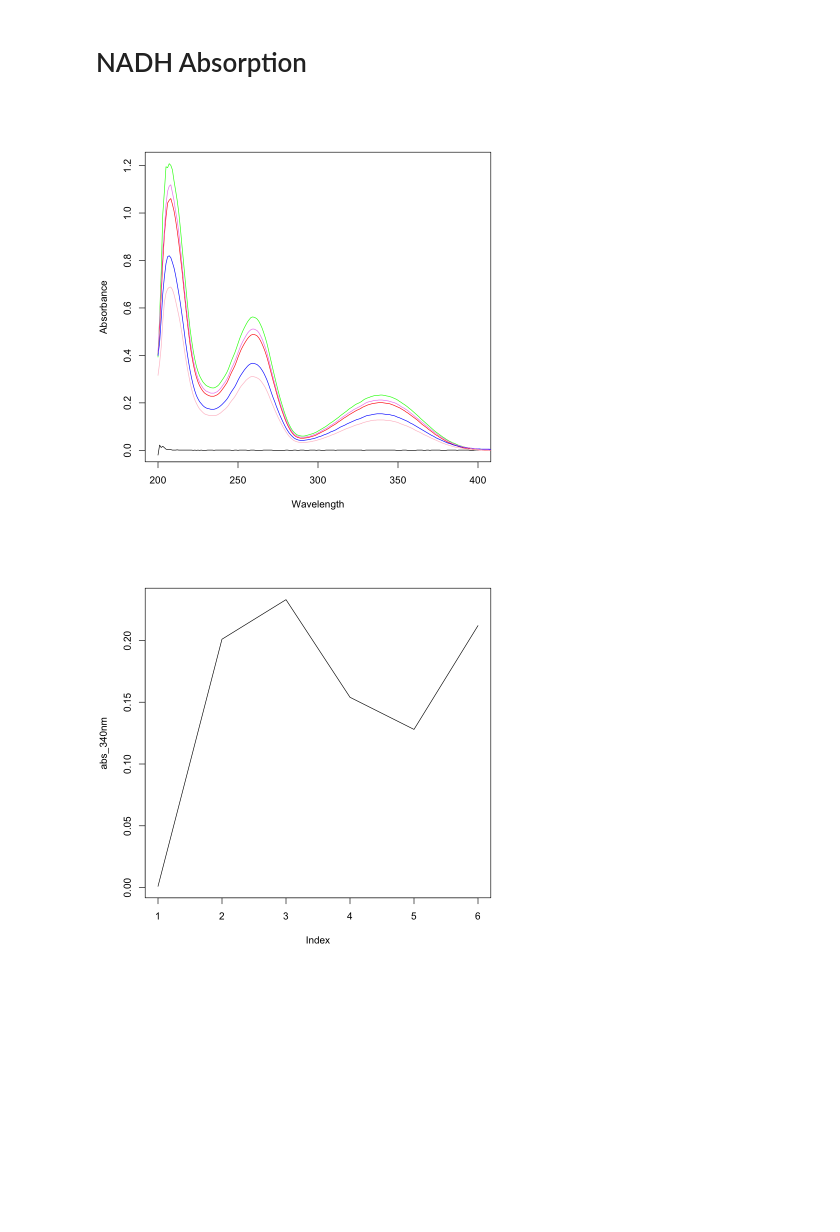
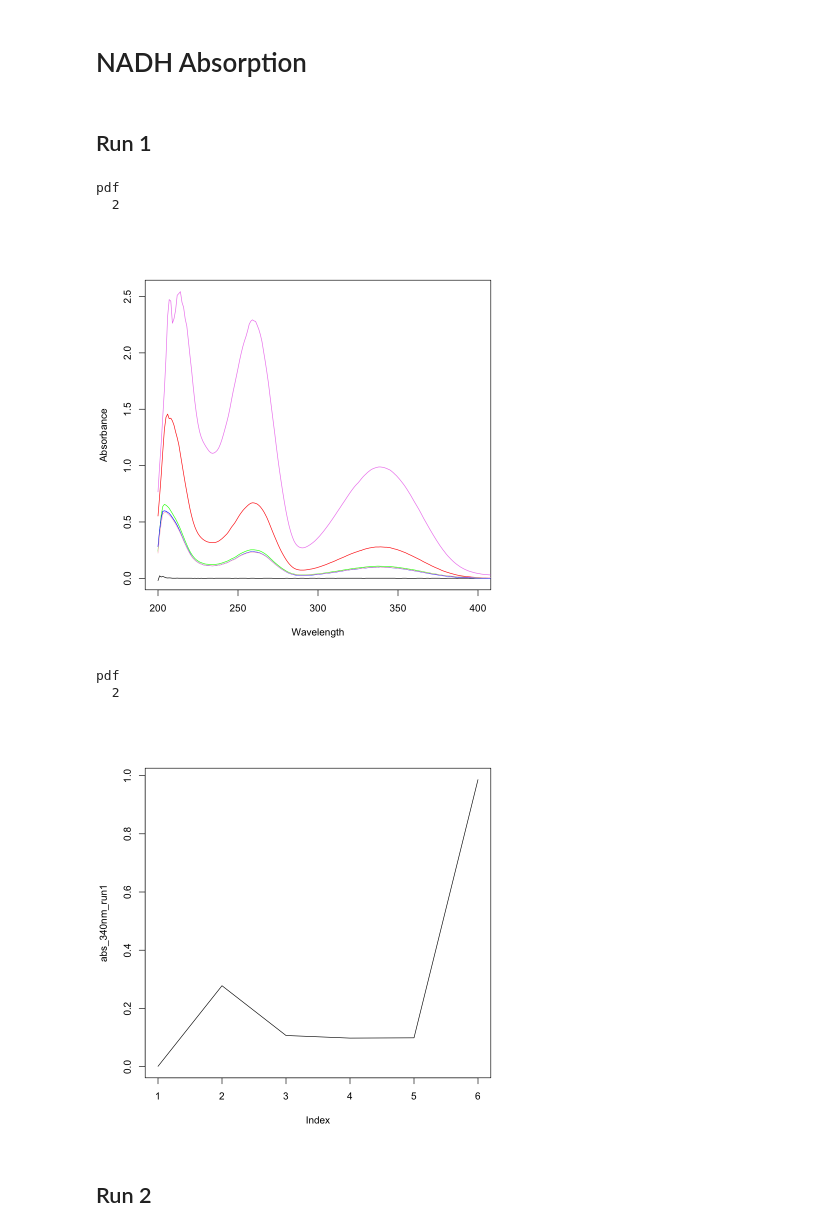
Before and after one commit to zrthxn/molbiolab, a Jupyter notebook: absorption.ipynb, the cells around one changed output. Drawn from its saved outputs; the diff is of its cells as text; code cells hidden in the pictures; blank space fills up the shorter version.

Commit message:
Absorbance experiment

```diff
--- a/absorption.ipynb
+++ b/absorption.ipynb
@@ -1,25 +1,30 @@
 # %% [markdown]
 # NADH Absorption
+# %% [markdown]
+## Run 1
 # %%
-sample_1 = read.csv("data/Absorbance run2/Sample 1.csv")
-sample_2 = read.csv("data/Absorbance run2/Sample 2.csv")
-sample_3 = read.csv("data/Absorbance run2/Sample 3.csv")
-sample_4 = read.csv("data/Absorbance run2/Sample 4.csv")
-sample_5 = read.csv("data/Absorbance run2/Sample 5.csv")
-sample_6 = read.csv("data/Absorbance run2/Sample 6.csv")
+sample_1 = read.csv("data/Absorbance run1/Sample 1.csv")
+sample_2 = read.csv("data/Absorbance run1/Sample 2.csv")
+sample_3 = read.csv("data/Absorbance run1/Sample 3.csv")
+sample_4 = read.csv("data/Absorbance run1/Sample 4.csv")
+sample_5 = read.csv("data/Absorbance run1/Sample 5.csv")
+sample_6 = read.csv("data/Absorbance run1/Sample 6.csv")
 # %%
 MAX = max(c(sample_1$Absorbance, sample_2$Absorbance, sample_3$Absorbance, sample_4$Absorbance, sample_5$Absorbance, sample_6$Absorbance))
 
 plot(Absorbance ~ Wavelength, data=sample_1, type="l", xlim=c(200, 400), ylim=c(0, MAX))
 lines(Absorbance ~ Wavelength, data=sample_2, col="red")
 lines(Absorbance ~ Wavelength, data=sample_3, col="green")
 lines(Absorbance ~ Wavelength, data=sample_4, col="blue")
 lines(Absorbance ~ Wavelength, data=sample_5, col="pink")
 lines(Absorbance ~ Wavelength, data=sample_6, col="violet")
+dev.print(png, 'resources/absorption_r1_spectrum.png', width=500, height=500)
 # %% [output]
+pdf
+  2
-[figure, old version]
+[figure, new version]
 # %%
-abs_340nm = c(
+abs_340nm_run1 = c(
     sample_1$Absorbance[sample_1$Wavelength == 340],
     sample_2$Absorbance[sample_2$Wavelength == 340],
     sample_3$Absorbance[sample_3$Wavelength == 340],
@@ -27,6 +32,11 @@ abs_340nm = c(
     sample_5$Absorbance[sample_5$Wavelength == 340],
     sample_6$Absorbance[sample_6$Wavelength == 340]
 )
-plot(abs_340nm, type="l")
+plot(abs_340nm_run1, type="l")
+dev.print(png, 'resources/absorption_r1_340.png', width=500, height=500)
 # %% [output]
+pdf
+  2
-[figure, old version]
+[figure, new version]
+# %% [markdown]
+## Run 2
```
Also changed, not shown: parts of 3 cells of this notebook, 6 other files.
